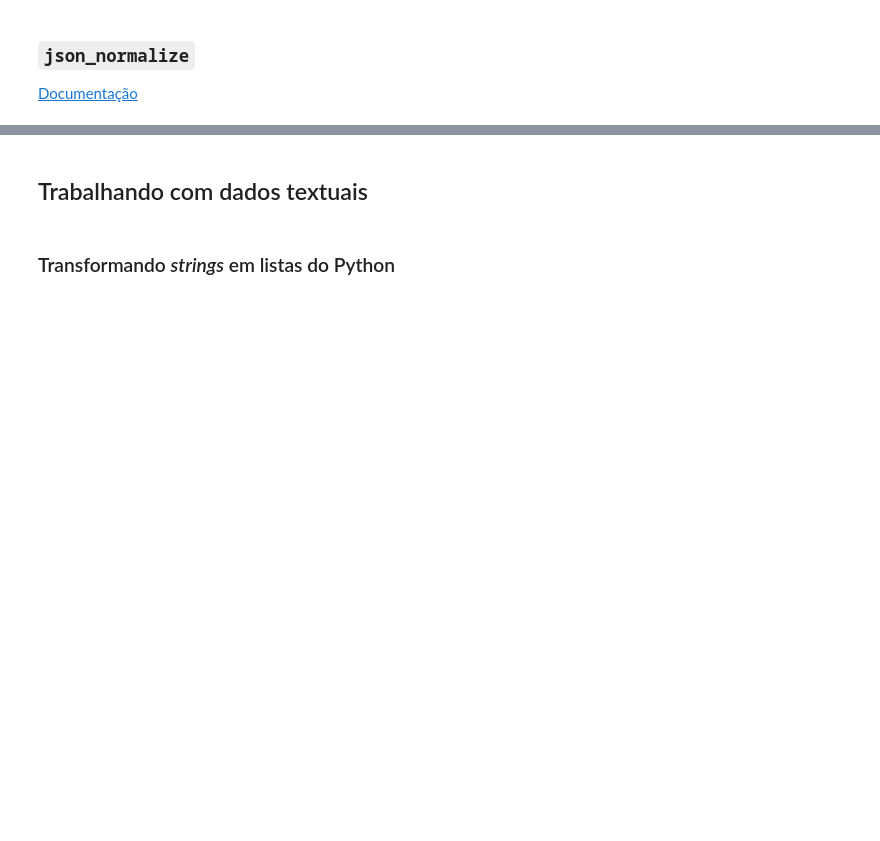
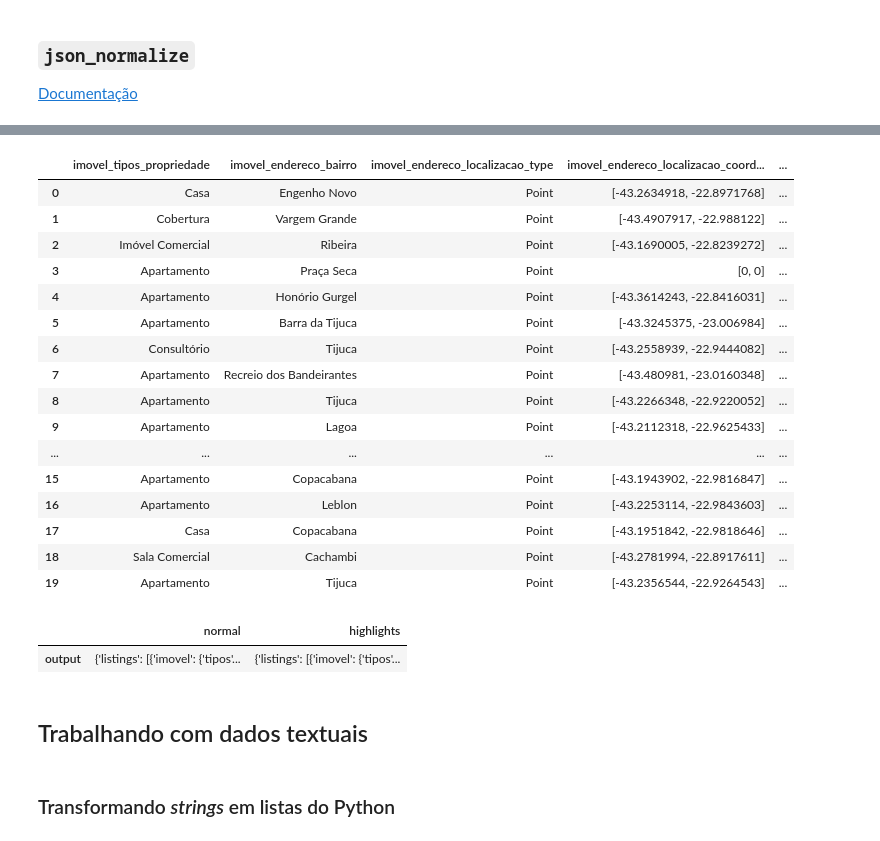
Before and after one commit to emersonleaojr/Pandas_avancado, a Jupyter notebook: Projeto.ipynb, the cells around one changed output, grey strips where cells are left out. Drawn from its saved outputs; the diff is of its cells as text; code cells hidden in the pictures; blank space fills up the shorter version.

```diff
--- a/Projeto.ipynb
+++ b/Projeto.ipynb
@@ -191,3 +266,29 @@ bairros
+# %%
+dados_highlights_listings = pd.json_normalize(data = dados.highlights, sep = '_', record_path = 'listings')
+dados_highlights_listings
+# %% [output]
+|  | imovel_tipos_propriedade | imovel_endereco_bairro | imovel_endereco_localizacao_type | imovel_endereco_localizacao_coord... | ... |
+| 0 | Casa | Engenho Novo | Point | [-43.2634918, -22.8971768] | ... |
+| 1 | Cobertura | Vargem Grande | Point | [-43.4907917, -22.988122] | ... |
+| 2 | Imóvel Comercial | Ribeira | Point | [-43.1690005, -22.8239272] | ... |
+| 3 | Apartamento | Praça Seca | Point | [0, 0] | ... |
+| 4 | Apartamento | Honório Gurgel | Point | [-43.3614243, -22.8416031] | ... |
+| 5 | Apartamento | Barra da Tijuca | Point | [-43.3245375, -23.006984] | ... |
+| 6 | Consultório | Tijuca | Point | [-43.2558939, -22.9444082] | ... |
+| 7 | Apartamento | Recreio dos Bandeirantes | Point | [-43.480981, -23.0160348] | ... |
+| 8 | Apartamento | Tijuca | Point | [-43.2266348, -22.9220052] | ... |
+| 9 | Apartamento | Lagoa | Point | [-43.2112318, -22.9625433] | ... |
+| ... | ... | ... | ... | ... | ... |
+| 15 | Apartamento | Copacabana | Point | [-43.1943902, -22.9816847] | ... |
+| 16 | Apartamento | Leblon | Point | [-43.2253114, -22.9843603] | ... |
+| 17 | Casa | Copacabana | Point | [-43.1951842, -22.9818646] | ... |
+| 18 | Sala Comercial | Cachambi | Point | [-43.2781994, -22.8917611] | ... |
+| 19 | Apartamento | Tijuca | Point | [-43.2356544, -22.9264543] | ... |
+# %%
+pd.read_json('realestates.json', orient = 'column')
+# %% [output]
+|  | normal | highlights |
+| output | {'listings': [{'imovel': {'tipos'... | {'listings': [{'imovel': {'tipos'... |
 # %% [markdown]
 ## Trabalhando com dados textuais
 # %% [markdown]
```
Also changed, not shown: parts of 8 cells of this notebook.
